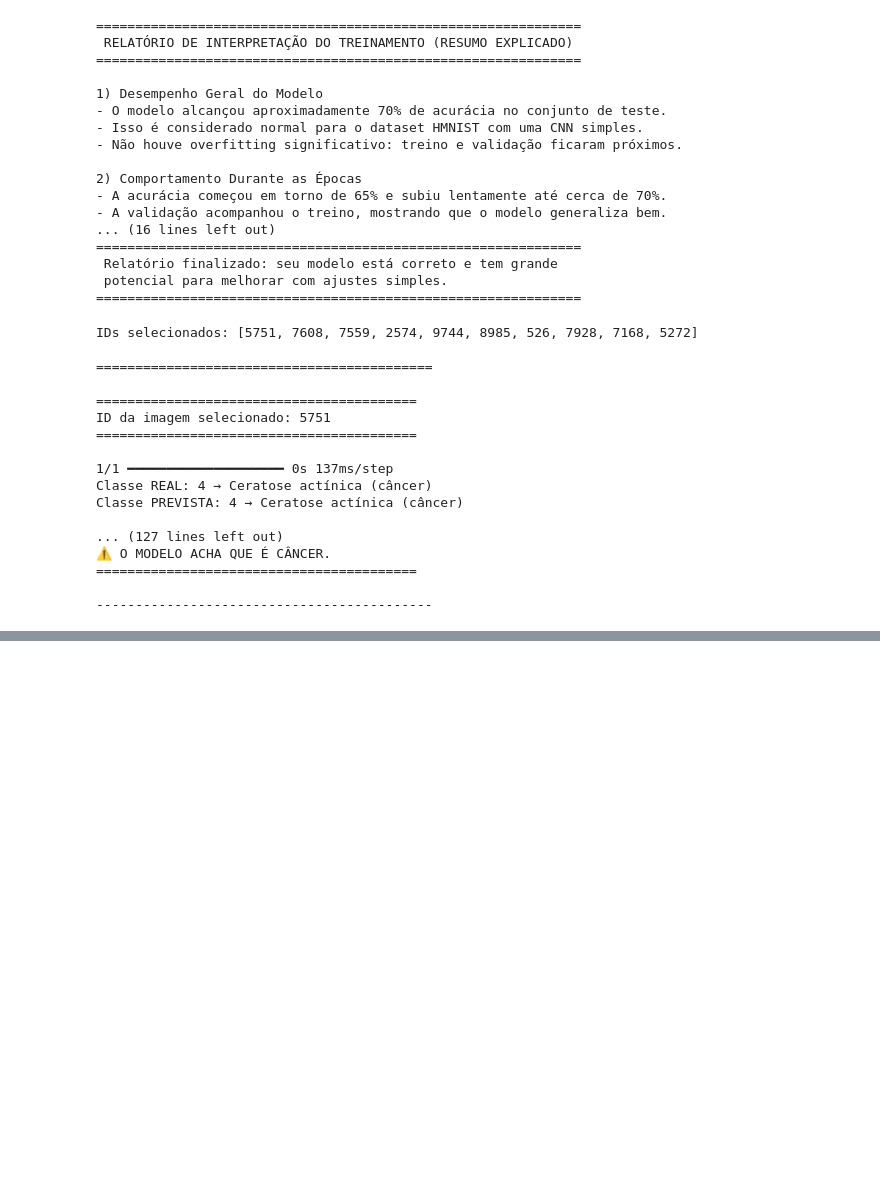
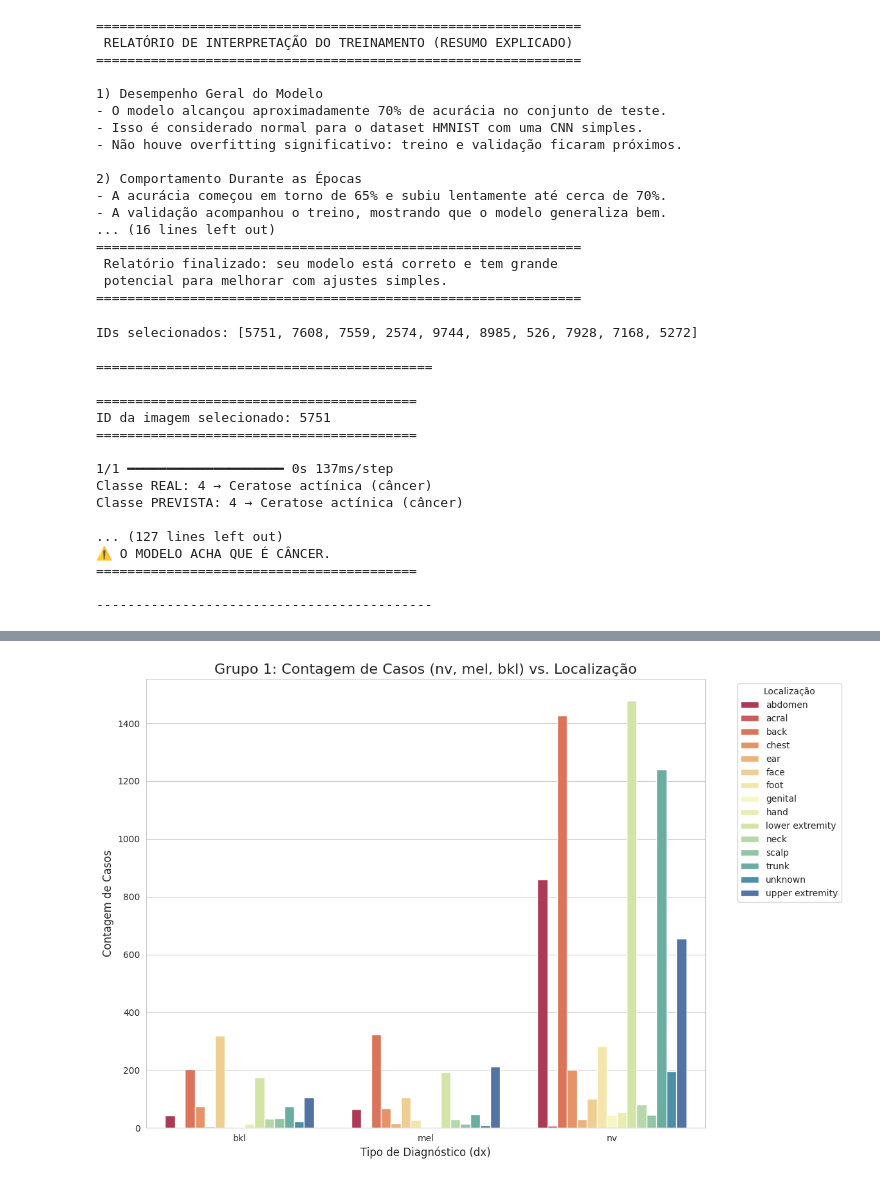
Before and after one commit to Big-Data-Analise-de-Cancer-de-Pele/Trabalho-Final---Big-Data, a Jupyter notebook: colab_big_data_klayton.ipynb, the cells around one changed output, grey strips where cells are left out. Drawn from its saved outputs; the diff is of its cells as text; code cells hidden in the pictures; blank space fills up the shorter version.

```diff
--- a/colab_big_data_klayton.ipynb
+++ b/colab_big_data_klayton.ipynb
@@ -378,0 +655,80 @@ Classe PREVISTA: 4 → Ceratose actínica (câncer)
+# %%
+import pandas as pd
+import matplotlib.pyplot as plt
+import seaborn as sns
+
+# Carregar o arquivo CSV
+df = pd.read_csv('HAM10000_metadata.csv')
+
+sns.set_style("whitegrid")
+plt.rcParams['figure.dpi'] = 100
+
+# Define os dois grupos de diagnósticos
+group1_dx = ['nv', 'mel', 'bkl']
+group2_dx = ['bcc', 'akiec', 'vasc', 'df']
+
+# ----------------------------------------------------
+# GRUPO 1: nv, mel, bkl (Diagnósticos de Maior Volume)
+# ----------------------------------------------------
+df_group1 = df[df['dx'].isin(group1_dx)]
+
+# 1. Tabulação Cruzada (Contagens Brutas)
+localization_dx_counts_g1 = pd.crosstab(df_group1['dx'], df_group1['localization'])
+
+# 2. Reorganizar para Seaborn
+localization_dx_melt_g1 = localization_dx_counts_g1.stack().reset_index(name='Contagem')
+
+# 3. Plotagem
+plt.figure(figsize=(14, 8))
+sns.barplot(
+    data=localization_dx_melt_g1,
+    x='dx',
+    y='Contagem',
+    hue='localization',
+    palette='Spectral'
+)
+
+plt.title('Grupo 1: Contagem de Casos (nv, mel, bkl) vs. Localização', fontsize=16)
+plt.xlabel('Tipo de Diagnóstico (dx)', fontsize=12)
+plt.ylabel('Contagem de Casos', fontsize=12)
+
+plt.legend(title='Localização', bbox_to_anchor=(1.05, 1), loc='upper left')
+plt.xticks(rotation=0)
+plt.tight_layout(rect=[0, 0, 0.85, 1])
+plt.savefig('group1_dx_localization_bar_chart.png')
+
+
+# ----------------------------------------------------
+# GRUPO 2: bcc, akiec, vasc, df (Diagnósticos de Menor Volume)
+# ----------------------------------------------------
+df_group2 = df[df['dx'].isin(group2_dx)]
+
+# 1. Tabulação Cruzada (Contagens Brutas)
+localization_dx_counts_g2 = pd.crosstab(df_group2['dx'], df_group2['localization'])
+
+# 2. Reorganizar para Seaborn
+localization_dx_melt_g2 = localization_dx_counts_g2.stack().reset_index(name='Contagem')
+
+# 3. Plotagem
+plt.figure(figsize=(14, 8))
+sns.barplot(
+    data=localization_dx_melt_g2,
+    x='dx',
+    y='Contagem',
+    hue='localization',
+    palette='Spectral'
+)
+
+plt.title('Grupo 2: Contagem de Casos (bcc, akiec, vasc, df) vs. Localização', fontsize=16)
+plt.xlabel('Tipo de Diagnóstico (dx)', fontsize=12)
+plt.ylabel('Contagem de Casos', fontsize=12)
+
+plt.legend(title='Localização', bbox_to_anchor=(1.05, 1), loc='upper left')
+plt.xticks(rotation=0)
+plt.tight_layout(rect=[0, 0, 0.85, 1])
+plt.savefig('group2_dx_localization_bar_chart.png')
+
+
+print("Gráfico do Grupo 1 (nv, mel, bkl) salvo como group1_dx_localization_bar_chart.png")
+print("Gráfico do Grupo 2 (bcc, akiec, vasc, df) salvo como group2_dx_localization_bar_chart.png")
+# %% [output]
@@ -378,0 +737 @@ Classe PREVISTA: 4 → Ceratose actínica (câncer)
+[figure, added]
```
Also changed, not shown: parts of 15 cells of this notebook.
